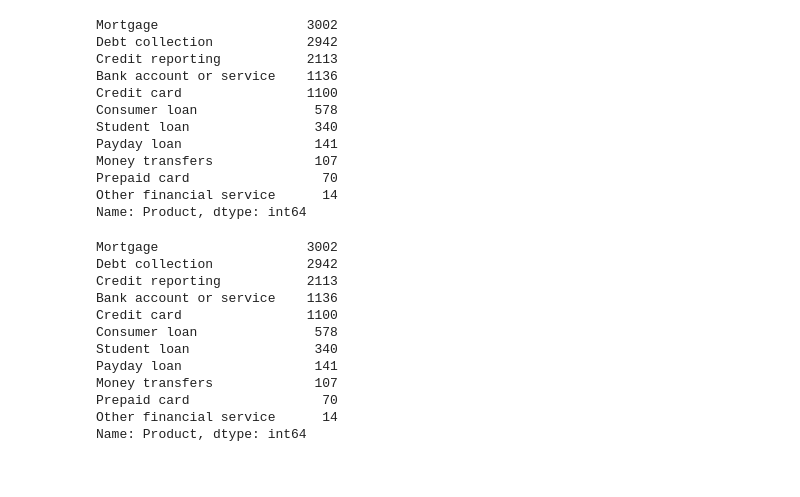
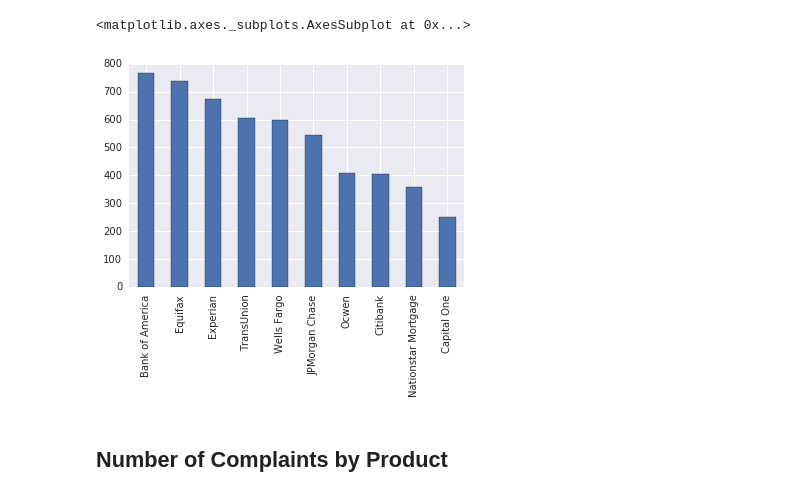
Before and after one commit to njberejan/consumer-complaints, a Jupyter notebook: consumer-complaints.ipynb, the cells around one changed output. Drawn from its saved outputs; the diff is of its cells as text; code cells hidden in the pictures.

```diff
--- a/consumer-complaints.ipynb
+++ b/consumer-complaints.ipynb
@@ -18,2 +25,6 @@ consumer_complaints.head()
+# %%
+date_series = consumer_complaints.pop('Date received')
 # %%
-consumer_complaints.index = pd.to_datetime(consumer_complaints.index, unit='s')
+consumer_complaints.index = pd.to_datetime(date_series, format='%m/%d/%Y')
+# %%
+consumer_complaints['Weekday'] = consumer_complaints.index.weekday
@@ -24,4 +37,4 @@ sorted_complaint_and_company = complaint_and_company.sort_values(by='Company')
 # %%
 popped_companies = sorted_complaint_and_company.pop('Company')
 # %%
-popped_companies.value_counts().head(10)
+graph_values = popped_companies.value_counts().head(10)
@@ -57,36 +68,13 @@ sorted_product_and_company = product_and_company.sort_values(by='Product')
-# %%
-sorted_product_and_company['Product'].value_counts()
-# %% [output]
-Mortgage                   3002
-Debt collection            2942
-Credit reporting           2113
-Bank account or service    1136
-Credit card                1100
-Consumer loan               578
-Student loan                340
-Payday loan                 141
-Money transfers             107
-Prepaid card                 70
-Other financial service      14
-Name: Product, dtype: int64
+# %%
+graph_values.plot.bar()
+# %% [output]
+<matplotlib.axes._subplots.AxesSubplot at 0x...>
+[figure, added]
+# %% [markdown]
+## Number of Complaints by Product
 # %%
 complaint_and_product = consumer_complaints[['Complaint ID', 'Product']]
 # %%
 sorted_complaint_and_product = complaint_and_product.sort_values(by='Product')
 # %%
 popped_products = sorted_complaint_and_product.pop('Product')
-# %%
-popped_products.value_counts()
-# %% [output]
-Mortgage                   3002
-Debt collection            2942
-Credit reporting           2113
-Bank account or service    1136
-Credit card                1100
-Consumer loan               578
-Student loan                340
-Payday loan                 141
-Money transfers             107
-Prepaid card                 70
-Other financial service      14
-Name: Product, dtype: int64
```
Also changed, not shown: parts of 30 cells of this notebook.
